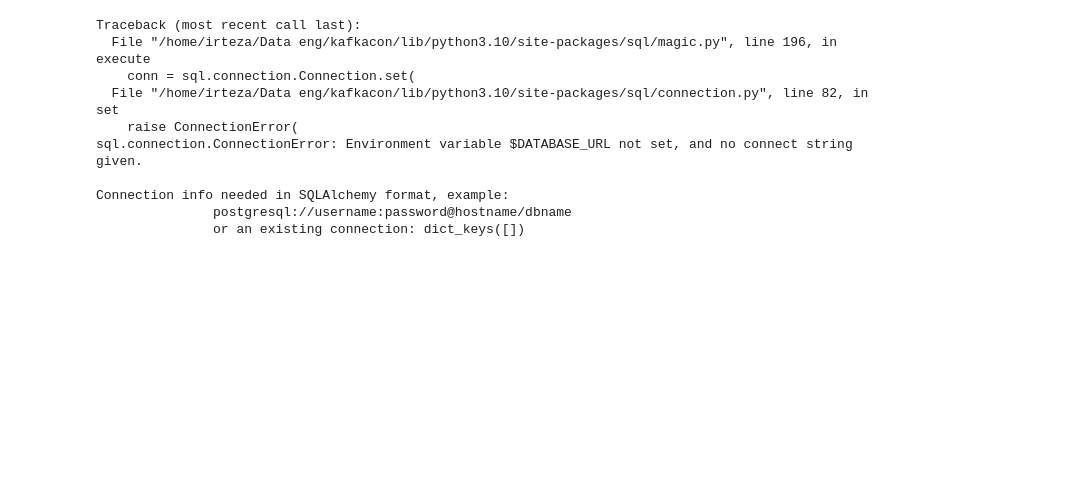
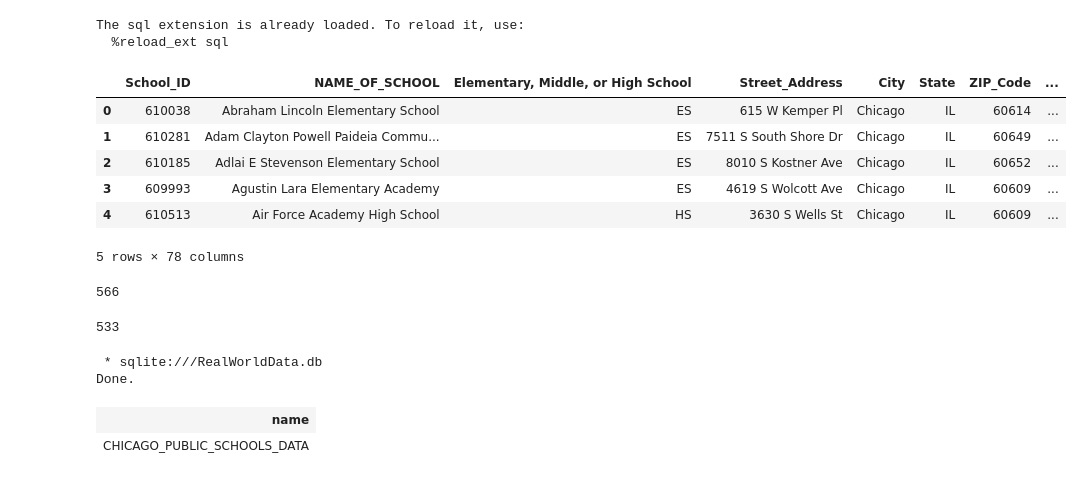
Before and after one commit to Irteza7/Data_Eng, a Jupyter notebook: sqlpython.ipynb, the cells around one changed output. Cells and saved outputs as stored; diff of their text form; code cells hidden in the pictures; blank space fills up the shorter version.

```diff
--- a/sqlpython.ipynb
+++ b/sqlpython.ipynb
@@ -6,15 +0,0 @@ import ibm_db
-# %%
-import pandas
-chicago_socioeconomic_data = pandas.read_csv('https://data.cityofchicago.org/resource/jcxq-k9xf.csv')
-%sql PERSIST chicago_socioeconomic_data
-# %% [output]
-Traceback (most recent call last):
-  File "/home/irteza/Data eng/kafkacon/lib/python3.10/site-packages/sql/magic.py", line 196, in execute
-    conn = sql.connection.Connection.set(
-  File "/home/irteza/Data eng/kafkacon/lib/python3.10/site-packages/sql/connection.py", line 82, in set
-    raise ConnectionError(
-sql.connection.ConnectionError: Environment variable $DATABASE_URL not set, and no connect string given.
-
-Connection info needed in SQLAlchemy format, example:
-               postgresql://username:password@hostname/dbname
-               or an existing connection: dict_keys([])
@@ -22,0 +1,12 @@ import ibm_db_sa
+# %%
+%load_ext sql
+import ibm_db
+import ibm_db_sa
+import csv, sqlite3
+import pandas as pd
+
+con = sqlite3.connect("RealWorldData.db")
+cur = con.cursor()
+# %% [output]
+The sql extension is already loaded. To reload it, use:
+  %reload_ext sql
@@ -22,0 +15,32 @@ import ibm_db_sa
+# %%
+df = pd.read_csv("https://cf-courses-data.s3.us.cloud-object-storage.appdomain.cloud/IBMDeveloperSkillsNetwork-DB0201EN-SkillsNetwork/labs/FinalModule_Coursera_V5/data/ChicagoPublicSchools.csv")
+# %%
+df.head(5)
+# %% [output]
+|  | School_ID | NAME_OF_SCHOOL | Elementary, Middle, or High School | Street_Address | City | State | ZIP_Code | ... |
+| 0 | 610038 | Abraham Lincoln Elementary School | ES | 615 W Kemper Pl | Chicago | IL | 60614 | ... |
+| 1 | 610281 | Adam Clayton Powell Paideia Commu... | ES | 7511 S South Shore Dr | Chicago | IL | 60649 | ... |
+| 2 | 610185 | Adlai E Stevenson Elementary School | ES | 8010 S Kostner Ave | Chicago | IL | 60652 | ... |
+| 3 | 609993 | Agustin Lara Elementary Academy | ES | 4619 S Wolcott Ave | Chicago | IL | 60609 | ... |
+| 4 | 610513 | Air Force Academy High School | HS | 3630 S Wells St | Chicago | IL | 60609 | ... |
+5 rows × 78 columns
+# %%
+df.to_sql("CHICAGO_PUBLIC_SCHOOLS_DATA",con,if_exists='replace', index=False, method="multi")
+# %% [output]
+566
+# %%
+df = pd.read_csv("https://cf-courses-data.s3.us.cloud-object-storage.appdomain.cloud/IBMDeveloperSkillsNetwork-DB0201EN-SkillsNetwork/labs/FinalModule_Coursera_V5/data/ChicagoCensusData.csv")
+df.to_sql("CENSUS_DATA", con, if_exists='replace', index=False,method="multi")
+
+df = pd.read_csv("https://cf-courses-data.s3.us.cloud-object-storage.appdomain.cloud/IBMDeveloperSkillsNetwork-DB0201EN-SkillsNetwork/labs/FinalModule_Coursera_V5/data/ChicagoCrimeData.csv")
+df.to_sql("CHICAGO_CRIME_DATA", con, if_exists='replace', index=False, method="multi")
+# %% [output]
+533
+# %%
+%%sql
+SELECT name FROM sqlite_master WHERE type='table'
+# %% [output]
+ * sqlite:///RealWorldData.db
+Done.
+| name |
+| CHICAGO_PUBLIC_SCHOOLS_DATA |
```
Also changed, not shown: parts of 18 cells of this notebook, 2 other files.
